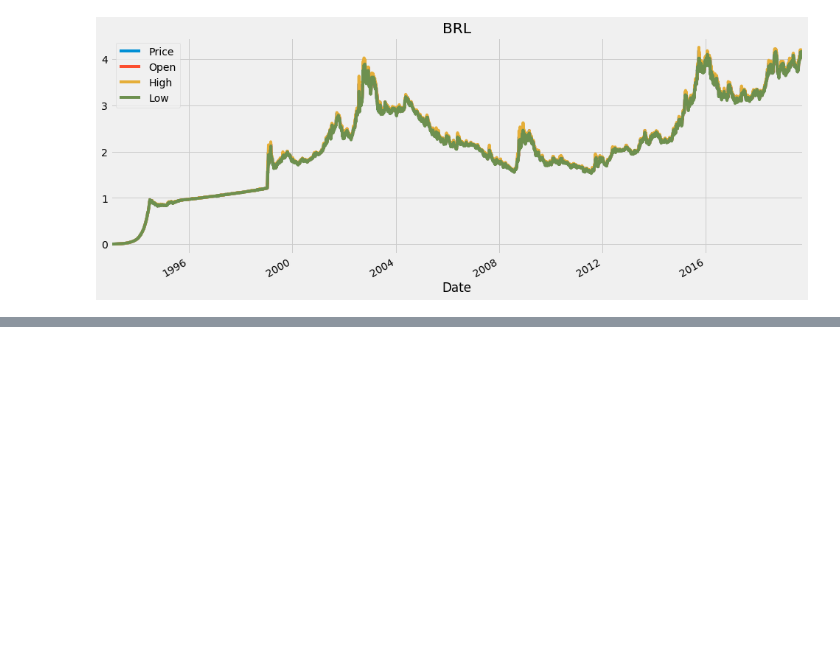
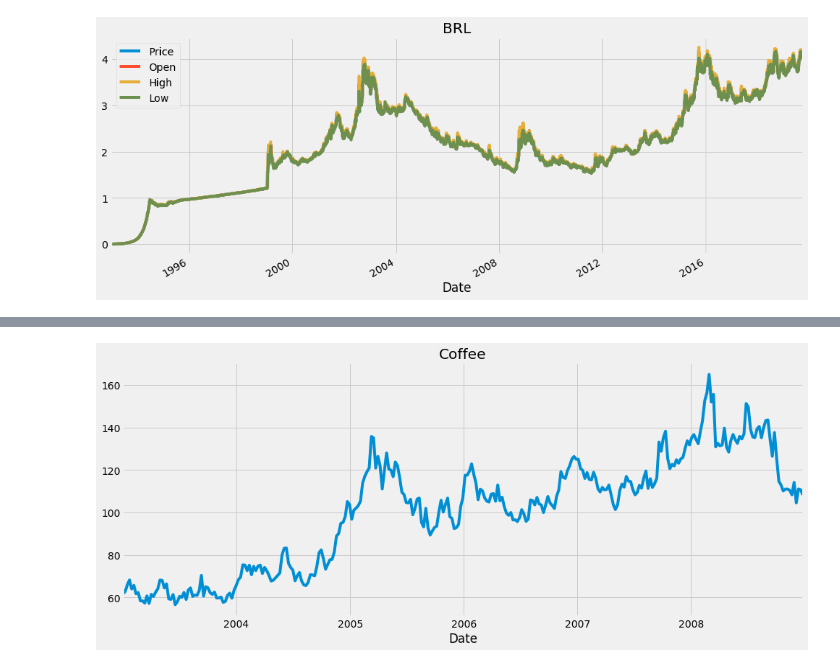
Before and after one commit to teodorkasap/coffee-futures-time-series-analysis, a Jupyter notebook: coffee-futures-time-series-analysis-relation-to-BRL-currency.ipynb, the cells around one changed output, grey strips where cells are left out. Saved outputs shown, nothing was run; the diff lists cells and outputs as text; code cells hidden in the pictures; blank space fills up the shorter version.

```diff
--- a/coffee-futures-time-series-analysis-relation-to-BRL-currency.ipynb
+++ b/coffee-futures-time-series-analysis-relation-to-BRL-currency.ipynb
@@ -89,0 +109,9 @@ plt.show()
+# %%
+df_coffee['Change %'] = df_coffee.loc[:,['Change %']].apply(lambda x: x.str.strip('%'))
+df_coffee['Change %'] = df_coffee['Change %'].apply(pd.to_numeric, errors='coerce')
+df_coffee['Change %'] = df_coffee.loc[:,['Change %']].apply(lambda x: x/100)
+df_coffee['Vol.'] = df_coffee.loc[:,['Vol.']].apply(lambda x: x.str.strip('K'))
+df_coffee['Vol.'] = df_coffee['Vol.'].apply(pd.to_numeric, errors='coerce')
+df_coffee['Vol.'] = df_coffee.loc[:,['Vol.']].apply(lambda x: x*1000)
+display(df_coffee.dtypes)
+display(df_coffee.head())
@@ -89,0 +157,3 @@ plt.show()
+# %%
+df_coffee = df_coffee.loc["2003-01-01":"2008-12-31",:]
+df_brl = df_brl.loc["2003-01-01":"2008-12-31",:]
@@ -89,0 +178,10 @@ plt.show()
+# %%
+df_coffee = df_coffee.asfreq('D')
+df_coffee = df_coffee.resample('D').interpolate()[::7]
+df_brl = df_brl.asfreq('D')
+df_brl = df_brl.resample('D').interpolate()[::7]
+# %%
+df_coffee['Price'].plot(figsize=(15, 6),title="Coffee")
+plt.show()
+# %% [output]
+[figure, added]
```
Also changed, not shown: parts of 6 cells of this notebook.
